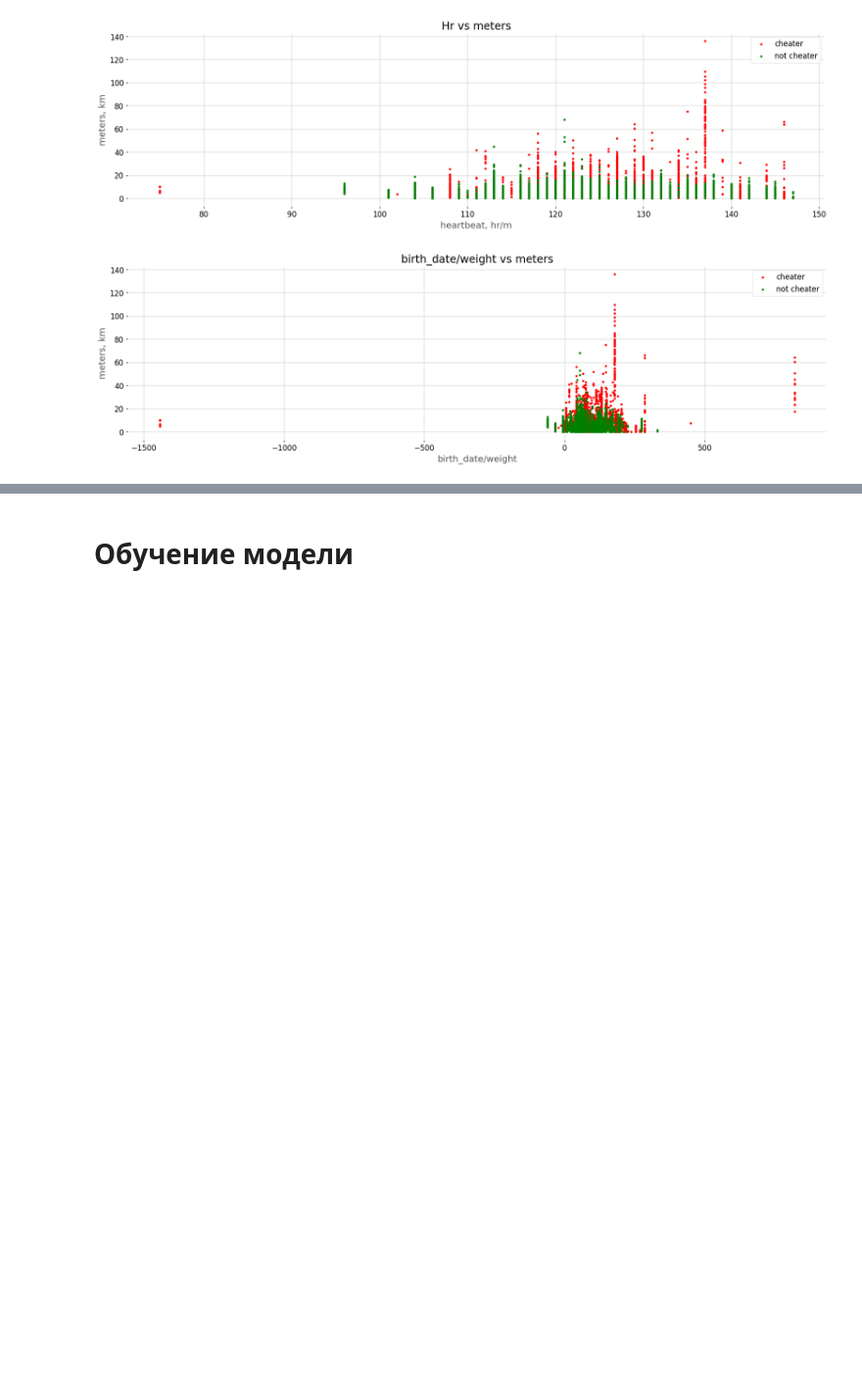
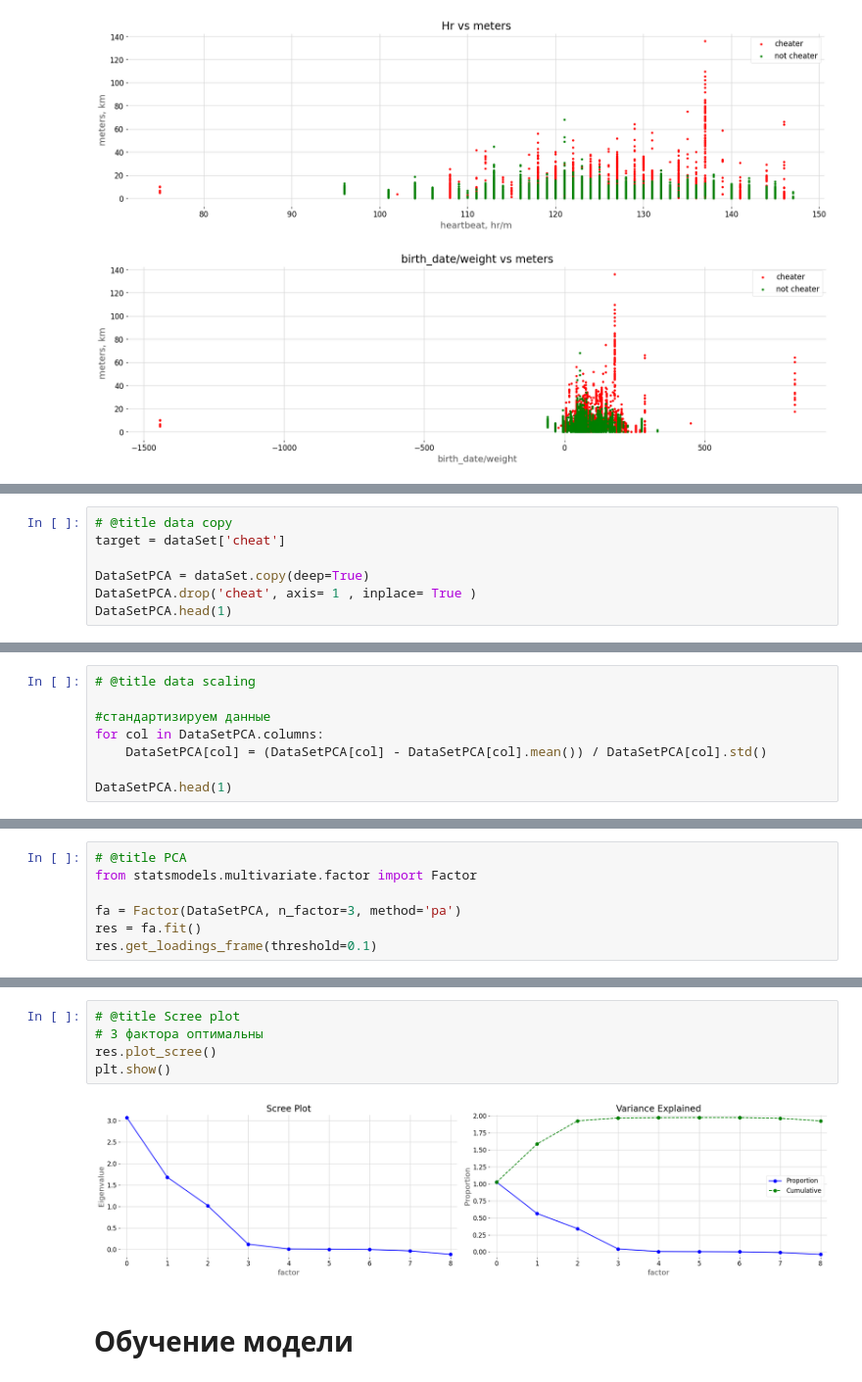
Before and after one commit to StrangePineAplle/AI-SportTech, a Jupyter notebook: fullModel/AI_SportTech.ipynb, the cells around one changed output, grey strips where cells are left out. Shown at 98% size. Cells and saved outputs as stored; diff of their text form; blank space fills up the shorter version.

```diff
--- a/fullModel/AI_SportTech.ipynb
+++ b/fullModel/AI_SportTech.ipynb
@@ -188,0 +195,7 @@ plt.show()
+# %%
+# @title data copy
+target = dataSet['cheat']
+
+DataSetPCA = dataSet.copy(deep=True)
+DataSetPCA.drop('cheat', axis= 1 , inplace= True )
+DataSetPCA.head(1)
@@ -188,0 +205,8 @@ plt.show()
+# %%
+# @title data scaling
+
+#стандартизируем данные
+for col in DataSetPCA.columns:
+    DataSetPCA[col] = (DataSetPCA[col] - DataSetPCA[col].mean()) / DataSetPCA[col].std()
+
+DataSetPCA.head(1)
@@ -188,0 +216,7 @@ plt.show()
+# %%
+# @title PCA
+from statsmodels.multivariate.factor import Factor
+
+fa = Factor(DataSetPCA, n_factor=3, method='pa')
+res = fa.fit()
+res.get_loadings_frame(threshold=0.1)
@@ -189,3 +234,10 @@ plt.show()
+# %%
+# @title Scree plot
+# 3 фактора оптимальны
+res.plot_scree()
+plt.show()
+# %% [output]
+[figure, added]
 # %% [markdown]
 # Обучение модели
 # %%
```
Also changed, not shown: parts of 12 cells of this notebook.
